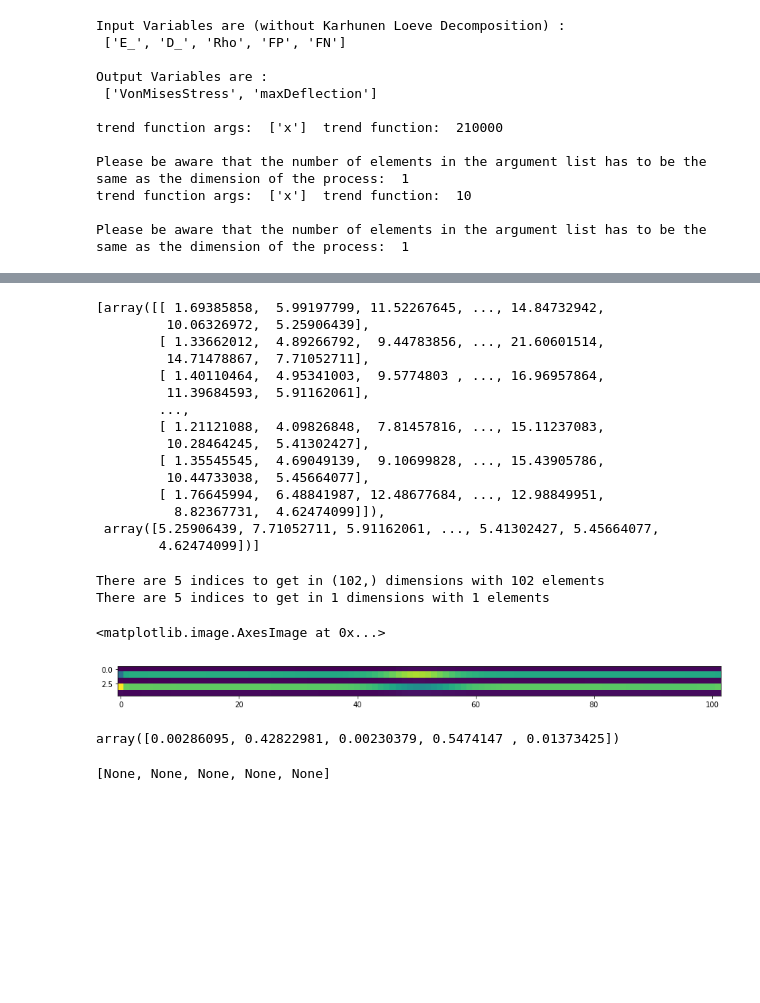
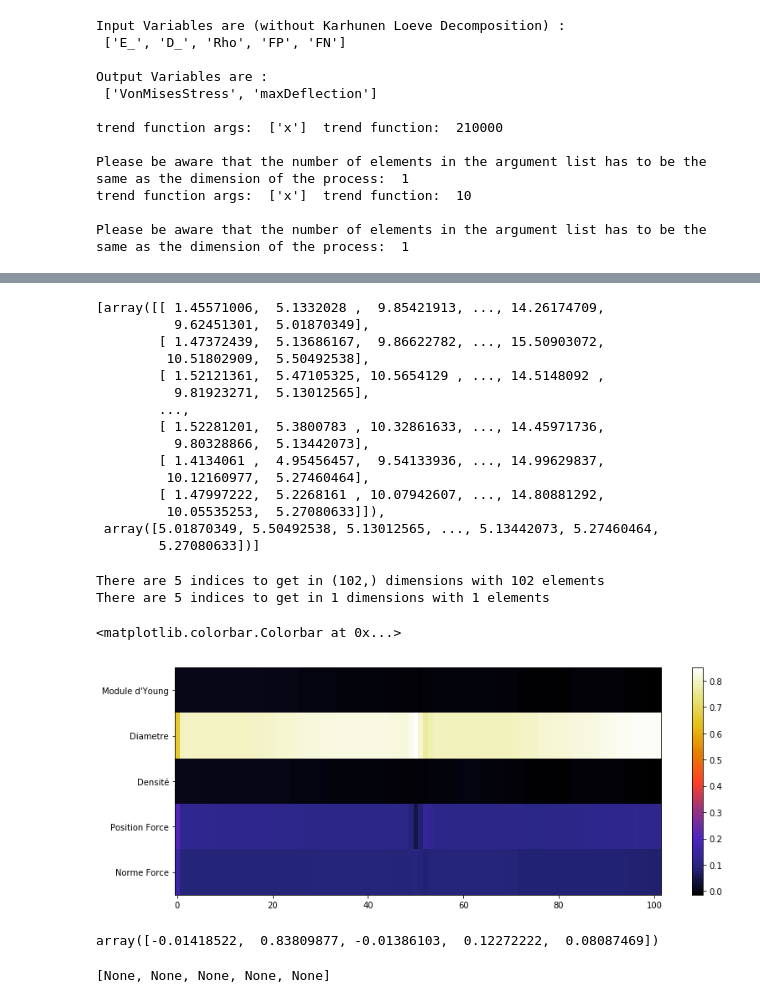
Before and after one commit to Kramer84/KarhunenLoeveFieldSensitivity, a Jupyter notebook: LHS testing.ipynb, the cells around one changed output, grey strips where cells are left out. Saved outputs shown, nothing was run; the diff lists cells and outputs as text; code cells hidden in the pictures; blank space fills up the shorter version.

```diff
--- a/LHS testing.ipynb
+++ b/LHS testing.ipynb
@@ -23,7 +23,7 @@ from   importlib                import reload
 import RandomBeamGenerationClass    as rbgc
 
 %pylab inline
-pylab.rcParams['figure.figsize'] = (15, 9)
+pylab.rcParams['figure.figsize'] = (13, 5)
 # %% [output]
 trend function args:  ['x']  trend function:  210000
 
@@ -37,7 +37,7 @@ Populating the interactive namespace from numpy and matplotlib
 process_E = ngpc.NdGaussianProcessConstructor(dimension=1,
                                               grid_shape=[[0,1000,100],],
                                               covariance_model={'NameModel':'MaternModel',
-                                                                'amplitude':5000.,
+                                                                'amplitude':3150.,
                                                                 'scale':300,
                                                                 'nu':13/3},
                                               trend_arguments=['x'],trend_function=210000)
@@ -48,7 +48,7 @@ process_E.setName('E_')
 process_D = ngpc.NdGaussianProcessConstructor(dimension=1,
                                               grid_shape=[[0,1000,100],],
                                               covariance_model={'NameModel':'MaternModel',
-                                                                'amplitude':.3,
+                                                                'amplitude':.15,
                                                                 'scale':250,
                                                                 'nu':7.4/3},
                                               trend_arguments=['x'],trend_function=10)
@@ -57,14 +57,14 @@ process_D.setName('D_')
 
 # random variable for the density of the material (kg/m³)
 rho         = 7850.
-sigma       = 250
+sigma       = 117.5
 nameD       = 'Rho'
 RV_Rho = ngpc.NormalDistribution(mu = rho, sigma = sigma, name = nameD)
 
 
 # random variable for the position of the force   (mm)
 middle       = 500
-sigma_f      = 50
+sigma_f      = 7.5
 namePos     = 'FP'
 RV_Fpos = ngpc.NormalDistribution(mu = middle, sigma = sigma_f, name = namePos)
 
@@ -311,21 +307,21 @@ import NdGaussianProcessSensitivityIndices as ngpsi
 reload(ngpsi)
 processSensitivityAnalysis.outputDesignList
 # %% [output]
-[array([[ 1.69385858,  5.99197799, 11.52267645, ..., 14.84732942,
-         10.06326972,  5.25906439],
-        [ 1.33662012,  4.89266792,  9.44783856, ..., 21.60601514,
-         14.71478867,  7.71052711],
-        [ 1.40110464,  4.95341003,  9.5774803 , ..., 16.96957864,
-         11.39684593,  5.91162061],
+[array([[ 1.45571006,  5.1332028 ,  9.85421913, ..., 14.26174709,
+          9.62451301,  5.01870349],
+        [ 1.47372439,  5.13686167,  9.86622782, ..., 15.50903072,
+         10.51802909,  5.50492538],
+        [ 1.52121361,  5.47105325, 10.5654129 , ..., 14.5148092 ,
+          9.81923271,  5.13012565],
         ...,
-        [ 1.21121088,  4.09826848,  7.81457816, ..., 15.11237083,
-         10.28464245,  5.41302427],
-        [ 1.35545545,  4.69049139,  9.10699828, ..., 15.43905786,
-         10.44733038,  5.45664077],
-        [ 1.76645994,  6.48841987, 12.48677684, ..., 12.98849951,
-          8.82367731,  4.62474099]]),
- array([5.25906439, 7.71052711, 5.91162061, ..., 5.41302427, 5.45664077,
-        4.62474099])]
+        [ 1.52281201,  5.3800783 , 10.32861633, ..., 14.45971736,
+          9.80328866,  5.13442073],
+        [ 1.4134061 ,  4.95456457,  9.54133936, ..., 14.99629837,
+         10.12160977,  5.27460464],
+        [ 1.47997222,  5.2268161 , 10.07942607, ..., 14.80881292,
+         10.05535253,  5.27080633]]),
+ array([5.01870349, 5.50492538, 5.13012565, ..., 5.13442073, 5.27460464,
+        5.27080633])]
 # %%
 output = processSensitivityAnalysis.outputDesignList
 output1 = output[0]
@@ -335,17 +331,19 @@ S2, Stot2 = ngpsi.NdGaussianProcessSensitivityIndicesBase.getSobolIndices(output
 # %% [output]
 There are 5 indices to get in (102,) dimensions with 102 elements
 There are 5 indices to get in 1 dimensions with 1 elements
-# %%
-composedDist = processSensitivityAnalysis.wrappedFunction.KLComposedDistribution
-plt.imshow(S)
-# %% [output]
-<matplotlib.image.AxesImage at 0x...>
-[figure, removed]
+# %%
+#composedDist = processSensitivityAnalysis.wrappedFunction.KLComposedDistribution
+plt.yticks([0,1,2,3,4],["Module d'Young",'Diametre','Densité','Position Force','Norme Force'])
+x=plt.imshow(S, cmap='CMRmap',aspect='auto')
+plt.colorbar()
+# %% [output]
+<matplotlib.colorbar.Colorbar at 0x...>
+[figure, added]
 # %%
 S[...,0:5]
 S2
 # %% [output]
-array([0.00286095, 0.42822981, 0.00230379, 0.5474147 , 0.01373425])
+array([-0.01418522,  0.83809877, -0.01386103,  0.12272222,  0.08087469])
 # %%
 sob = list(S2)
 Sobol=list()
```
Also changed, not shown: parts of 2 cells of this notebook, 5 other files.
